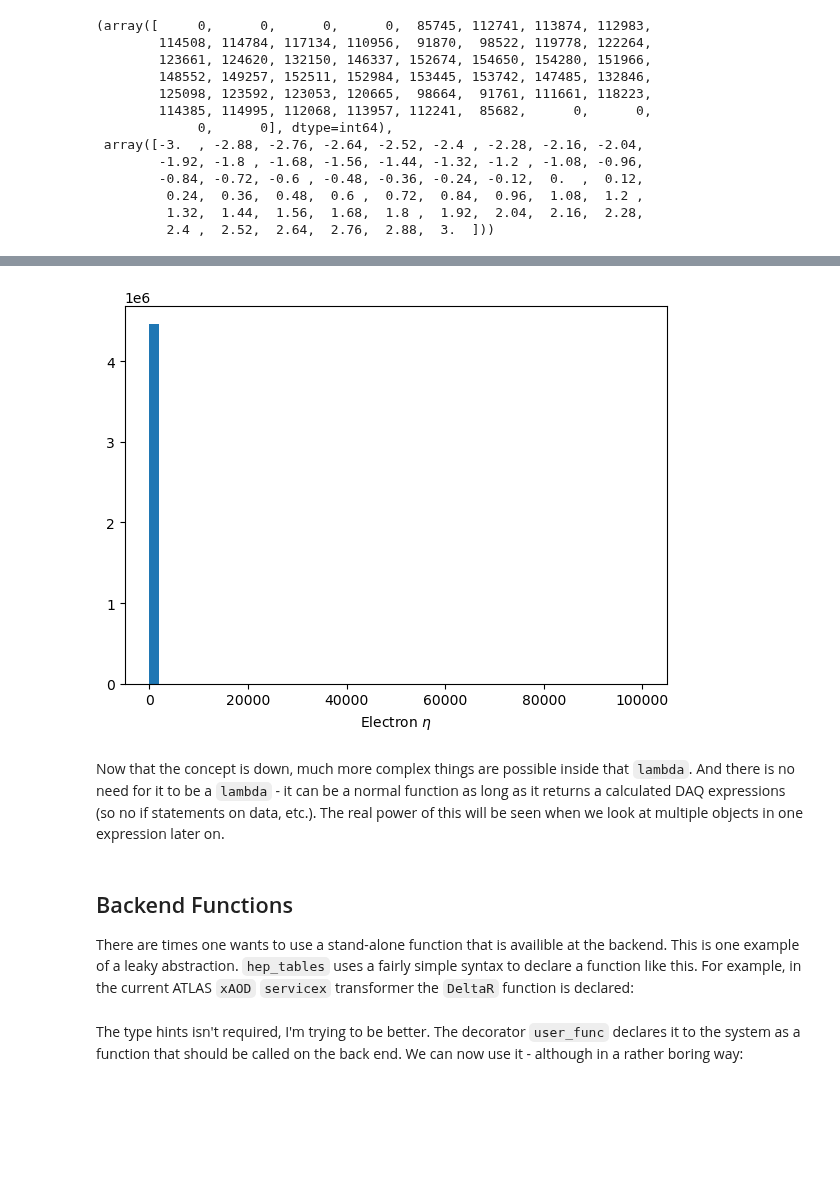
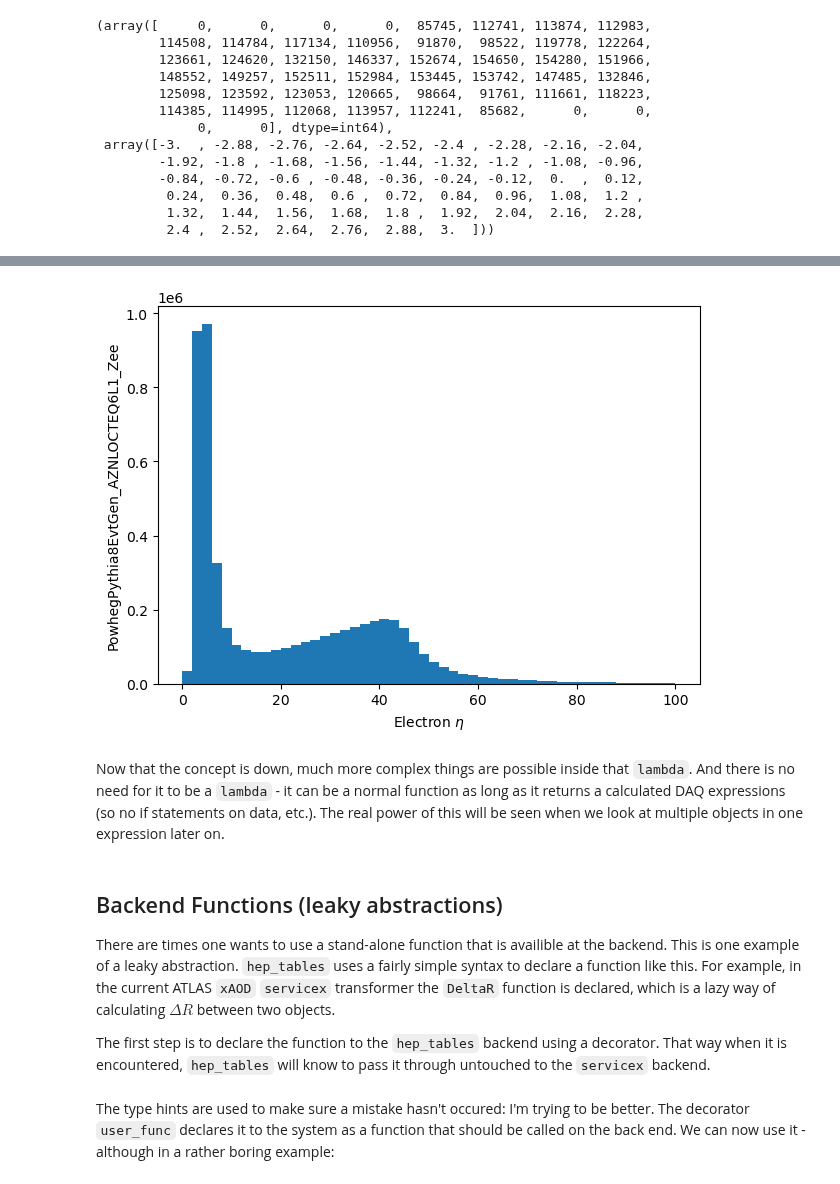
Before and after one commit to gordonwatts/hep_tables, a Jupyter notebook: notebooks/02-Functions.ipynb, the cells around one changed output, grey strips where cells are left out. Drawn from its saved outputs; the diff is of its cells as text; code cells hidden in the pictures; blank space fills up the shorter version.

Commit message:
Review of the functions page

```diff
--- a/notebooks/02-Functions.ipynb
+++ b/notebooks/02-Functions.ipynb
@@ -115,12 +122,15 @@ Wall time: 2min 7s
 # %%
-plt.hist(mapped_eles_pt.flatten(), bins=50, range=(0, 100000.0))
+plt.hist(mapped_eles_pt.flatten(), bins=50, range=(0, 100.0))
+plt.ylabel('PowhegPythia8EvtGen_AZNLOCTEQ6L1_Zee')
 _ = plt.xlabel('Electron $\eta$')
 # %% [output]
-[figure, old version]
+[figure, new version]
 # %% [markdown]
 Now that the concept is down, much more complex things are possible inside that `lambda`. And there is no need for it to be a `lambda` - it can be a normal function as long as it returns a calculated DAQ expressions (so no if statements on data, etc.). The real power of this will be seen when we look at multiple objects in one expression later on.
 # %% [markdown]
-## Backend Functions
+## Backend Functions (leaky abstractions)
 
-There are times one wants to use a stand-alone function that is availible at the backend. This is one example of a leaky abstraction. `hep_tables` uses a fairly simple syntax to declare a function like this. For example, in the current ATLAS `xAOD` `servicex` transformer the `DeltaR` function is declared:
+There are times one wants to use a stand-alone function that is availible at the backend. This is one example of a leaky abstraction. `hep_tables` uses a fairly simple syntax to declare a function like this. For example, in the current ATLAS `xAOD` `servicex` transformer the `DeltaR` function is declared, which is a lazy way of calculating $\Delta R$ between two objects.
+
+The first step is to declare the function to the `hep_tables` backend using a decorator. That way when it is encountered, `hep_tables` will know to pass it through untouched to the `servicex` backend.
 # %%
@@ -132,7 +144,7 @@ def DeltaR(p1_eta: float, p1_phi: float, p2_eta: float, p2_phi: float) -> float:
     '''
     assert False, 'This should never be called'
 # %% [markdown]
-The type hints isn't required, I'm trying to be better. The decorator `user_func` declares it to the system as a function that should be called on the back end. We can now use it - although in a rather boring way:
+The type hints are used to make sure a mistake hasn't occured: I'm trying to be better. The decorator `user_func` declares it to the system as a function that should be called on the back end. We can now use it - although in a rather boring example:
 # %%
 mapped_eles = eles.map(lambda e: DeltaR(e.eta, e.phi, e.eta, e.phi))
 # %%
```
Also changed, not shown: parts of 18 cells of this notebook.
